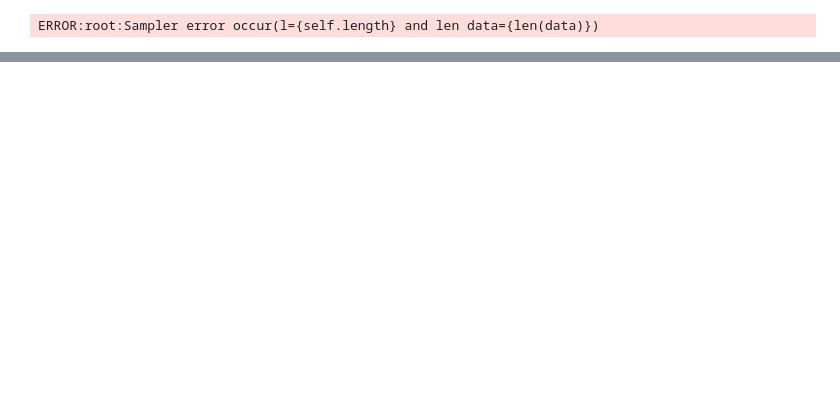
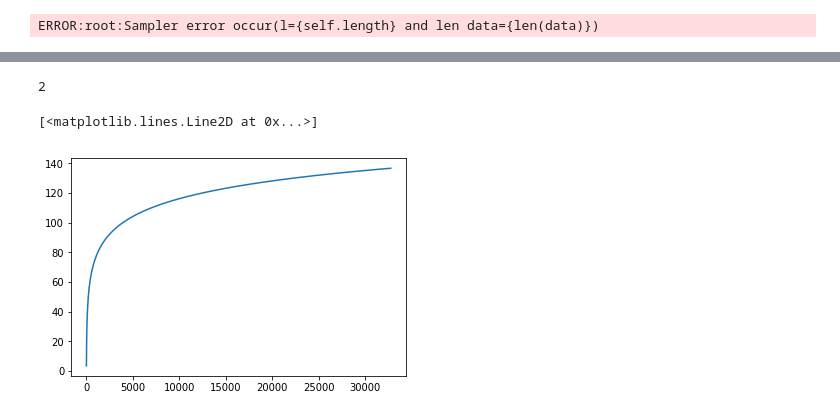
Before and after one commit to benhoyle/var_processor, a Jupyter notebook: 2020-06-12 - Spacetime Modelling of Sound + Tkinter GUI.ipynb, the cells around one changed output, grey strips where cells are left out. Saved outputs shown, nothing was run; the diff lists cells and outputs as text; code cells hidden in the pictures; blank space fills up the shorter version.

```diff
--- a/2020-06-12 - Spacetime Modelling of Sound + Tkinter GUI.ipynb
+++ b/2020-06-12 - Spacetime Modelling of Sound + Tkinter GUI.ipynb
@@ -175,0 +383,11 @@ ERROR:root:Sampler error occur(l={self.length} and len data={len(data)})
+# %%
+sample_freq=44100
+nb_samples=65536
+res_factor=1
+sample_loc = np.linspace(
+            10,
+            sample_freq // 2,
+            nb_samples // 2,
+            dtype=np.uint16
+)
+sample_loc.shape
@@ -175,0 +400,4 @@ ERROR:root:Sampler error occur(l={self.length} and len data={len(data)})
+# %%
+# Use midi_tune to convert to log scale
+log_sample_loc = midi_tune(sample_loc)
+log_sample_loc.shape
@@ -175,0 +461,9 @@ ERROR:root:Sampler error occur(l={self.length} and len data={len(data)})
+# %%
+np.bincount(log_sample_loc.astype(np.uint16))[30]
+# %% [output]
+2
+# %%
+plt.plot(log_sample_loc)
+# %% [output]
+[<matplotlib.lines.Line2D at 0x...>]
+[figure, added]
```
Also changed, not shown: parts of 122 cells of this notebook, 4 other files.
